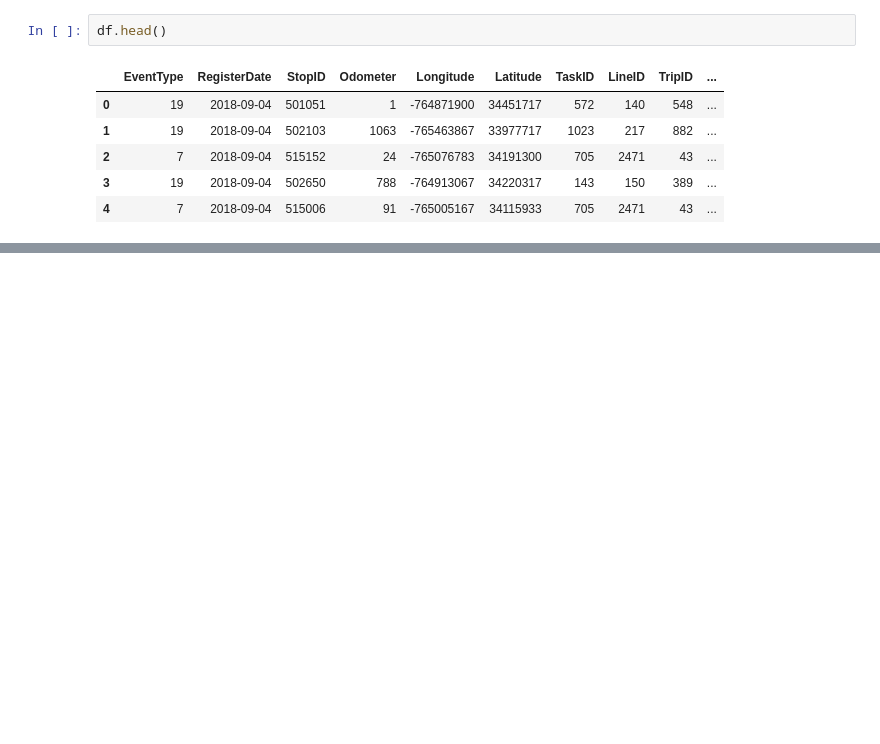
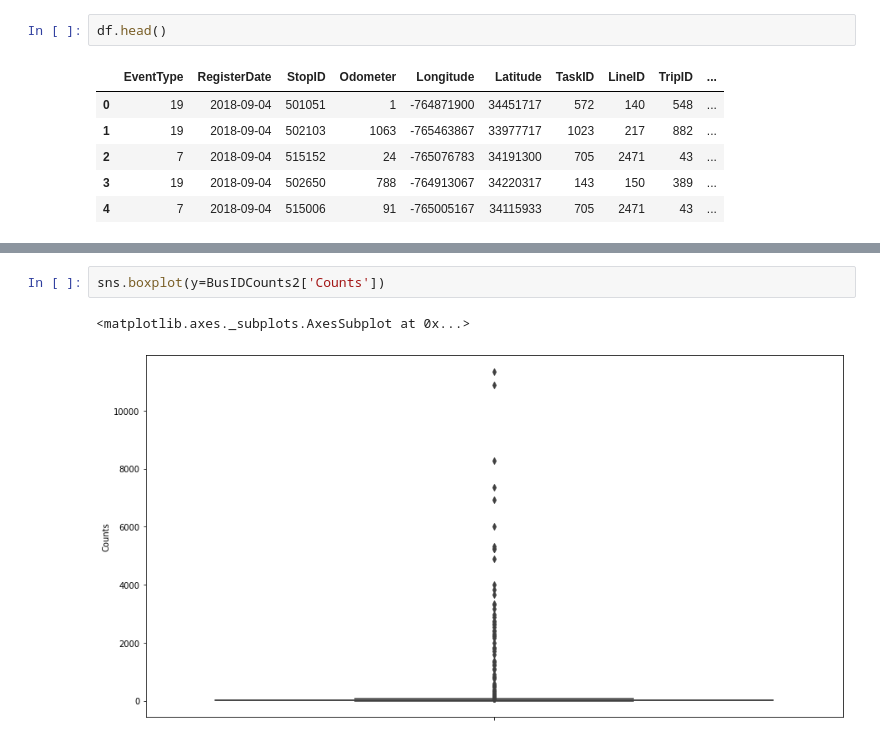
Before and after one commit to manuelq12/PDG-AVIOM-BUS_DIGITAL_TWIN, a Jupyter notebook: Análisis Exploratorio/Python/AnalisisExploratorio.ipynb, the cells around one changed output, grey strips where cells are left out. Cells and saved outputs as stored; diff of their text form; blank space fills up the shorter version.

```diff
--- a/Análisis Exploratorio/Python/AnalisisExploratorio.ipynb
+++ b/Análisis Exploratorio/Python/AnalisisExploratorio.ipynb
@@ -270,0 +153,5 @@ df[(df.EventType=='11')& (df.BusID == '397')]
+# %%
+sns.boxplot(y=BusIDCounts2['Counts'])
+# %% [output]
+<matplotlib.axes._subplots.AxesSubplot at 0x...>
+[figure, added]
```
Also changed, not shown: parts of 37 cells of this notebook.
